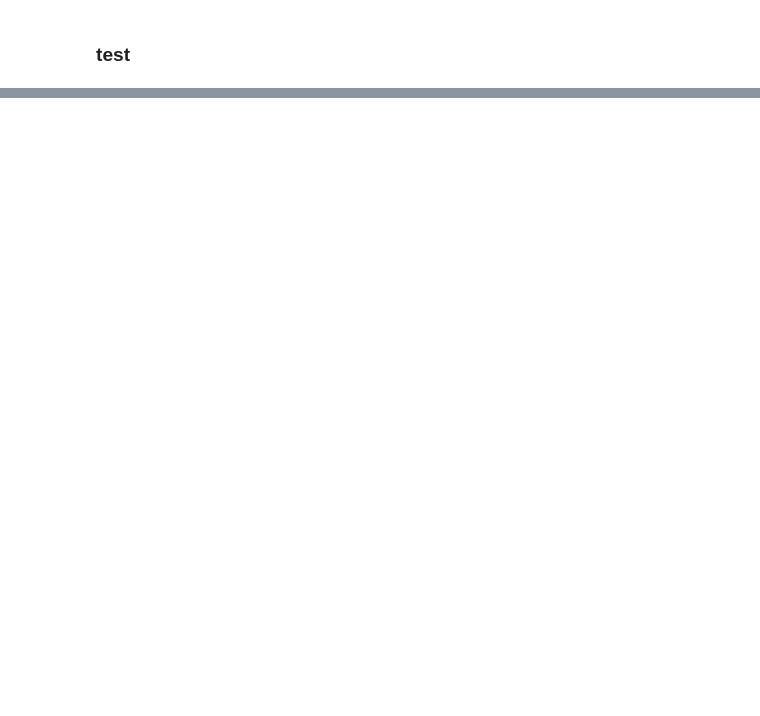
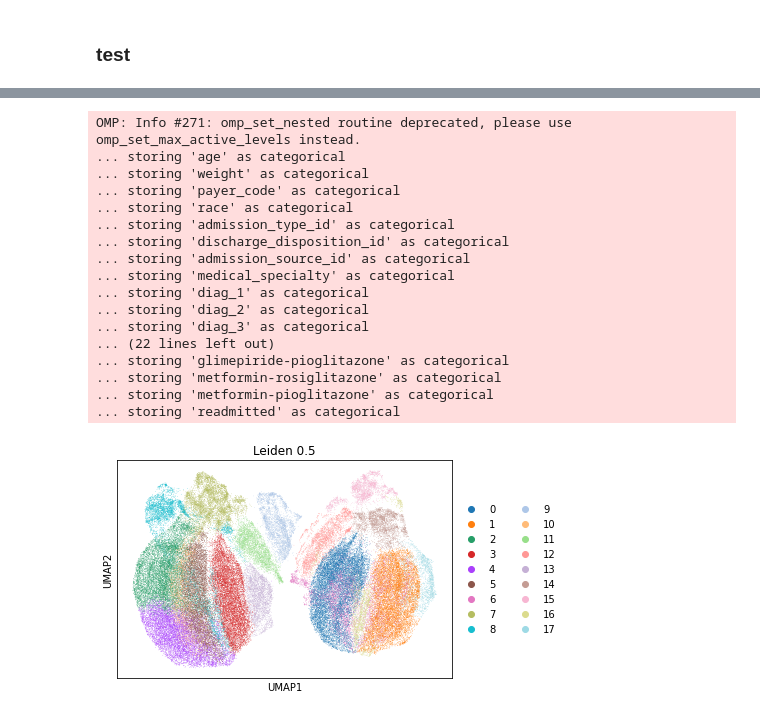
Before and after one commit to theislab/ehrapy-datasets, a Jupyter notebook: diabetes_130/diabetes_130.ipynb, the cells around one changed output, grey strips where cells are left out. Saved outputs shown, nothing was run; the diff lists cells and outputs as text; code cells hidden in the pictures; blank space fills up the shorter version.

Commit message:
dataset preprocessing done

```diff
--- a/diabetes_130/diabetes_130.ipynb
+++ b/diabetes_130/diabetes_130.ipynb
@@ -315,4 +399,21 @@ data.describe(include="all")
 ### test
 # %%
 import ehrapy.api as ep
-adata = ep.dt.mimic_2(encoded=False)
+
+
+column_obs_only=[
+      "patient_nbr",
+    "age_mean",
+    "weight_mean",
+    # "race", "gender",
+    "age", "weight", "payer_code",
+         #        "admission_type_id", "discharge_disposition_id", "admission_source_id",
+         #         "medical_specialty", "readmitted", "diag_1", "diag_2", "diag_3",
+         #        "metformin", "repaglinide", "nateglinide", "chlorpropamide", "glimepiride",
+   #   "acetohexamide", "glipizide", "glyburide", "tolbutamide", "pioglitazone", "rosiglitazone",
+    #  "acarbose", "miglitol", "troglitazone", "tolazamide", "examide", "citoglipton",
+    #  "insulin", "glyburide-metformin", "glipizide-metformin", "glimepiride-pioglitazone",
+    #  "metformin-rosiglitazone", "metformin-pioglitazone",
+  #    "max_glu_serum", "A1Cresult",
+#'change_of_meds', 'diabetesMed',
+                ]
@@ -329,0 +420,2 @@ adata
+# %%
+adata = ep.io.read("diabetes_130/dataset_diabetes/diabetic_data_prepared.csv", extension="csv", columns_obs_only=column_obs_only,  index_column="encounter_id")
@@ -329,0 +429,2 @@ adata
+# %%
+adata=ep.pp.encode(adata,autodetect=True)
@@ -329,0 +449,26 @@ adata
+# %%
+ep.pp.knn_impute(adata)
+ep.pp.pca(adata)
+ep.pp.neighbors(adata)
+ep.tl.umap(adata)
+ep.tl.leiden(adata, resolution=0.5, key_added="leiden_0_5")
+ep.pl.umap(adata, color=["leiden_0_5"], title="Leiden 0.5")
+# %% [output]
+OMP: Info #271: omp_set_nested routine deprecated, please use omp_set_max_active_levels instead.
+... storing 'age' as categorical
+... storing 'weight' as categorical
+... storing 'payer_code' as categorical
+... storing 'race' as categorical
+... storing 'admission_type_id' as categorical
+... storing 'discharge_disposition_id' as categorical
+... storing 'admission_source_id' as categorical
+... storing 'medical_specialty' as categorical
+... storing 'diag_1' as categorical
+... storing 'diag_2' as categorical
+... storing 'diag_3' as categorical
+... (22 lines left out)
+... storing 'glimepiride-pioglitazone' as categorical
+... storing 'metformin-rosiglitazone' as categorical
+... storing 'metformin-pioglitazone' as categorical
+... storing 'readmitted' as categorical
+[figure, added]
```
Also changed, not shown: parts of 46 cells of this notebook.
